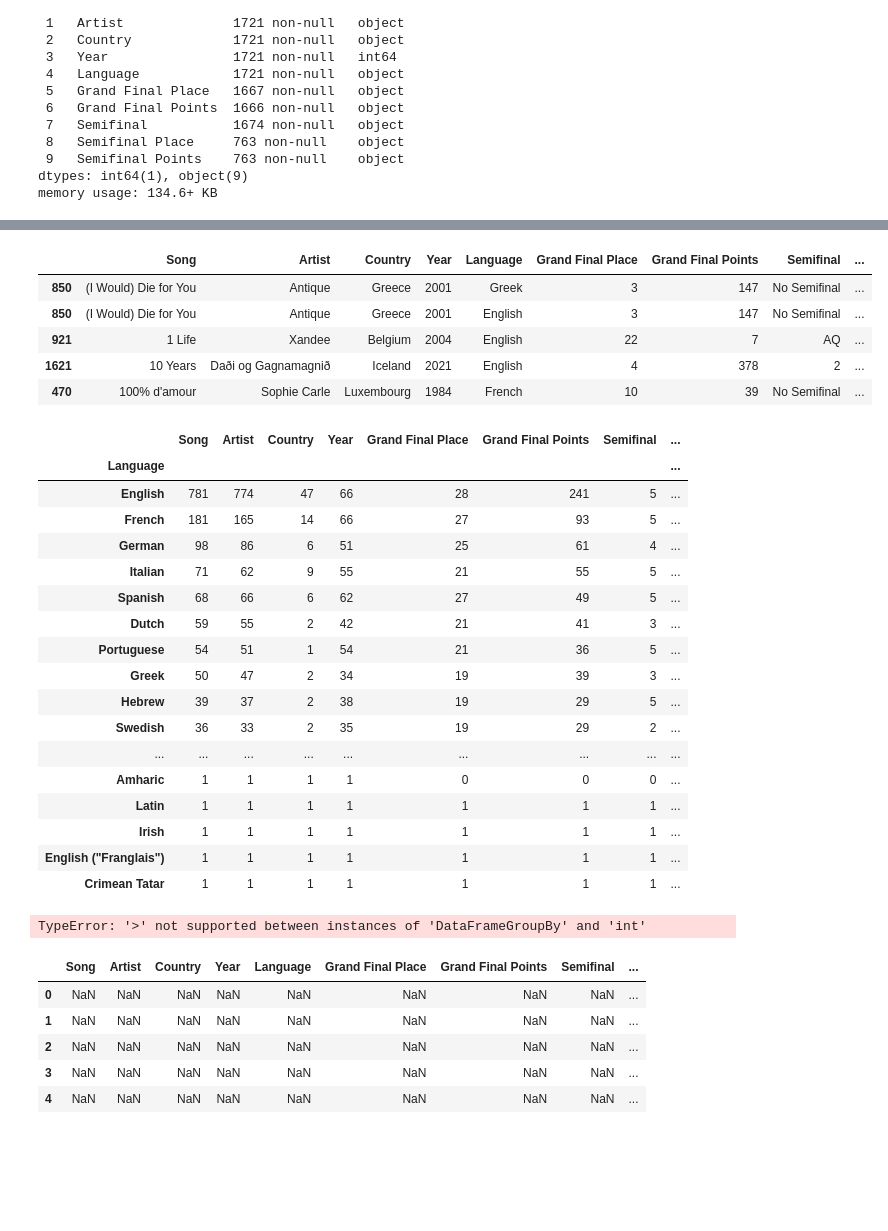
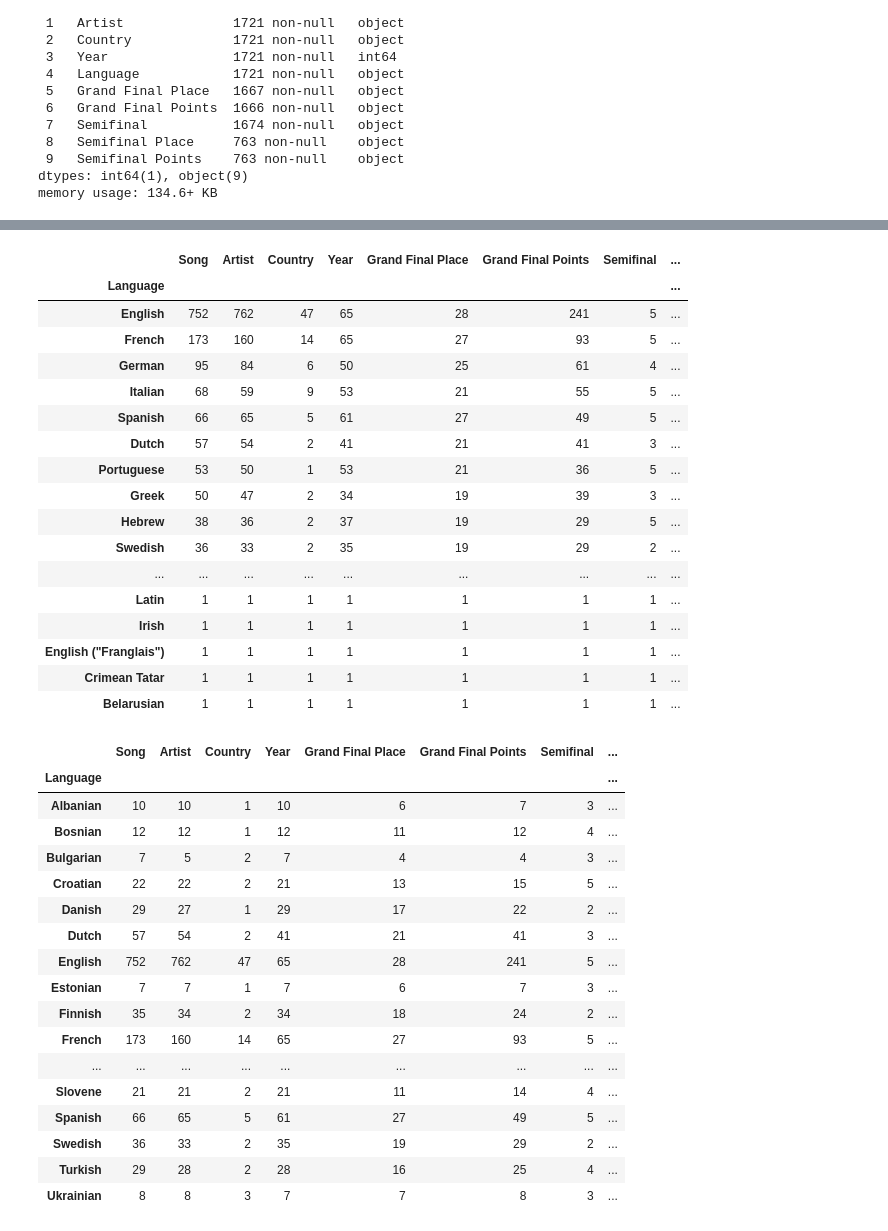
Before and after one commit to Ruyzambrano/eurovision_song_contest, a Jupyter notebook: data_exploration.ipynb, the cells around one changed output, grey strips where cells are left out. Drawn from its saved outputs; the diff is of its cells as text; code cells hidden in the pictures; blank space fills up the shorter version.

```diff
--- a/data_exploration.ipynb
+++ b/data_exploration.ipynb
@@ -52,3 +34,3 @@ results[results["Grand Final Place"].isna()] # 1956 was the first year of compet
 # %%
 # Convert the 'Language' column to lists
-results['Language'] = results['Language'].apply(lambda x: x.split(', '))
+results_with_scores['Language'] = results_with_scores['Language'].apply(lambda x: x.split(', '))
@@ -55,4 +43,7 @@ results['Language'] = results['Language'].apply(lambda x: x.split(', '))
 # %%
-results = results.explode(column="Language")
+results_with_scores_exploded = results_with_scores.explode(column="Language")
 # %%
-results['Language'] = results['Language'].str.replace(r'\[\w+\]', '', regex=True)
+results_with_scores_exploded['Language'] = results_with_scores_exploded['Language'].str.replace(r'\[\w+\]', '', regex=True)
+# %%
+results_with_scores_exploded["Grand Final Points"].fillna(0, inplace=True)
+results_with_scores_exploded["Grand Final Points"].replace({"NQ": 0}, inplace=True)
@@ -59,9 +57,21 @@ results['Language'] = results['Language'].str.replace(r'\[\w+\]', '', regex=True
 # %%
-results.sort_values(by="Song").head()
+results_with_scores_exploded.groupby(by="Language").nunique().sort_values(by="Song", ascending=False).head(60)
 # %% [output]
-|  | Song | Artist | Country | Year | Language | Grand Final Place | Grand Final Points | Semifinal | ... |
-| 850 | (I Would) Die for You | Antique | Greece | 2001 | Greek | 3 | 147 | No Semifinal | ... |
-| 850 | (I Would) Die for You | Antique | Greece | 2001 | English | 3 | 147 | No Semifinal | ... |
-| 921 | 1 Life | Xandee | Belgium | 2004 | English | 22 | 7 | AQ | ... |
-| 1621 | 10 Years | Daði og Gagnamagnið | Iceland | 2021 | English | 4 | 378 | 2 | ... |
-| 470 | 100% d'amour | Sophie Carle | Luxembourg | 1984 | French | 10 | 39 | No Semifinal | ... |
+|  | Song | Artist | Country | Year | Grand Final Place | Grand Final Points | Semifinal | ... |
+| Language |  |  |  |  |  |  |  | ... |
+| English | 752 | 762 | 47 | 65 | 28 | 241 | 5 | ... |
+| French | 173 | 160 | 14 | 65 | 27 | 93 | 5 | ... |
+| German | 95 | 84 | 6 | 50 | 25 | 61 | 4 | ... |
+| Italian | 68 | 59 | 9 | 53 | 21 | 55 | 5 | ... |
+| Spanish | 66 | 65 | 5 | 61 | 27 | 49 | 5 | ... |
+| Dutch | 57 | 54 | 2 | 41 | 21 | 41 | 3 | ... |
+| Portuguese | 53 | 50 | 1 | 53 | 21 | 36 | 5 | ... |
+| Greek | 50 | 47 | 2 | 34 | 19 | 39 | 3 | ... |
+| Hebrew | 38 | 36 | 2 | 37 | 19 | 29 | 5 | ... |
+| Swedish | 36 | 33 | 2 | 35 | 19 | 29 | 2 | ... |
+| ... | ... | ... | ... | ... | ... | ... | ... | ... |
+| Latin | 1 | 1 | 1 | 1 | 1 | 1 | 1 | ... |
+| Irish | 1 | 1 | 1 | 1 | 1 | 1 | 1 | ... |
+| English ("Franglais") | 1 | 1 | 1 | 1 | 1 | 1 | 1 | ... |
+| Crimean Tatar | 1 | 1 | 1 | 1 | 1 | 1 | 1 | ... |
+| Belarusian | 1 | 1 | 1 | 1 | 1 | 1 | 1 | ... |
@@ -68,34 +80,21 @@ results.sort_values(by="Song").head()
 # %%
-results.groupby(by="Language").nunique().sort_values(by="Song", ascending=False).head(60)
+filtered_exploded_results.groupby(by="Language").nunique().head(60)
 # %% [output]
 |  | Song | Artist | Country | Year | Grand Final Place | Grand Final Points | Semifinal | ... |
 | Language |  |  |  |  |  |  |  | ... |
-| English | 781 | 774 | 47 | 66 | 28 | 241 | 5 | ... |
-| French | 181 | 165 | 14 | 66 | 27 | 93 | 5 | ... |
-| German | 98 | 86 | 6 | 51 | 25 | 61 | 4 | ... |
-| Italian | 71 | 62 | 9 | 55 | 21 | 55 | 5 | ... |
-| Spanish | 68 | 66 | 6 | 62 | 27 | 49 | 5 | ... |
-| Dutch | 59 | 55 | 2 | 42 | 21 | 41 | 3 | ... |
-| Portuguese | 54 | 51 | 1 | 54 | 21 | 36 | 5 | ... |
-| Greek | 50 | 47 | 2 | 34 | 19 | 39 | 3 | ... |
-| Hebrew | 39 | 37 | 2 | 38 | 19 | 29 | 5 | ... |
+| Albanian | 10 | 10 | 1 | 10 | 6 | 7 | 3 | ... |
+| Bosnian | 12 | 12 | 1 | 12 | 11 | 12 | 4 | ... |
+| Bulgarian | 7 | 5 | 2 | 7 | 4 | 4 | 3 | ... |
+| Croatian | 22 | 22 | 2 | 21 | 13 | 15 | 5 | ... |
+| Danish | 29 | 27 | 1 | 29 | 17 | 22 | 2 | ... |
+| Dutch | 57 | 54 | 2 | 41 | 21 | 41 | 3 | ... |
+| English | 752 | 762 | 47 | 65 | 28 | 241 | 5 | ... |
+| Estonian | 7 | 7 | 1 | 7 | 6 | 7 | 3 | ... |
+| Finnish | 35 | 34 | 2 | 34 | 18 | 24 | 2 | ... |
+| French | 173 | 160 | 14 | 65 | 27 | 93 | 5 | ... |
+| ... | ... | ... | ... | ... | ... | ... | ... | ... |
+| Slovene | 21 | 21 | 2 | 21 | 11 | 14 | 4 | ... |
+| Spanish | 66 | 65 | 5 | 61 | 27 | 49 | 5 | ... |
 | Swedish | 36 | 33 | 2 | 35 | 19 | 29 | 2 | ... |
-| ... | ... | ... | ... | ... | ... | ... | ... | ... |
-| Amharic | 1 | 1 | 1 | 1 | 0 | 0 | 0 | ... |
-| Latin | 1 | 1 | 1 | 1 | 1 | 1 | 1 | ... |
-| Irish | 1 | 1 | 1 | 1 | 1 | 1 | 1 | ... |
-| English ("Franglais") | 1 | 1 | 1 | 1 | 1 | 1 | 1 | ... |
-| Crimean Tatar | 1 | 1 | 1 | 1 | 1 | 1 | 1 | ... |
+| Turkish | 29 | 28 | 2 | 28 | 16 | 25 | 4 | ... |
+| Ukrainian | 8 | 8 | 3 | 7 | 7 | 8 | 3 | ... |
-# %%
-filtered_results = results.groupby('Language').filter(lambda x: len(x) > 6)
-# %% [output]
-TypeError: '>' not supported between instances of 'DataFrameGroupBy' and 'int'
-# %%
-filtered_results.head()
-# %% [output]
-|  | Song | Artist | Country | Year | Language | Grand Final Place | Grand Final Points | Semifinal | ... |
-| 0 | NaN | NaN | NaN | NaN | NaN | NaN | NaN | NaN | ... |
-| 1 | NaN | NaN | NaN | NaN | NaN | NaN | NaN | NaN | ... |
-| 2 | NaN | NaN | NaN | NaN | NaN | NaN | NaN | NaN | ... |
-| 3 | NaN | NaN | NaN | NaN | NaN | NaN | NaN | NaN | ... |
-| 4 | NaN | NaN | NaN | NaN | NaN | NaN | NaN | NaN | ... |
```
Also changed, not shown: parts of 7 cells of this notebook.
